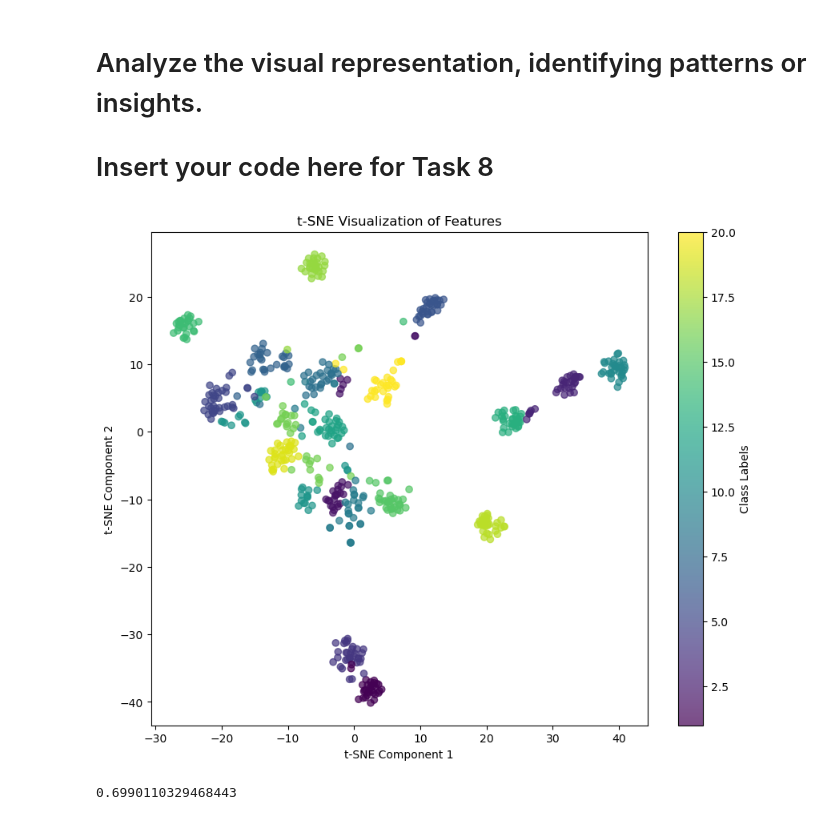
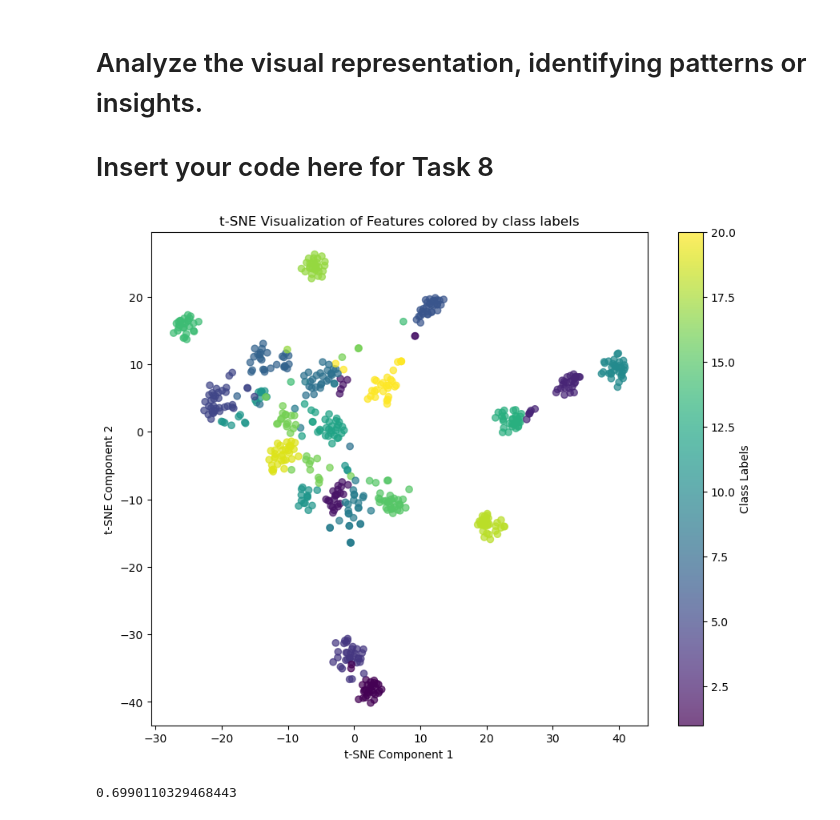
Before and after one commit to Sofiane-Sif/histopathology-ML-analysis, a Jupyter notebook: Assignment1.ipynb, the cells around one changed output. Drawn from its saved outputs; the diff is of its cells as text; code cells hidden in the pictures.

```diff
--- a/Assignment1.ipynb
+++ b/Assignment1.ipynb
@@ -142,7 +142,8 @@ from sklearn.cluster import KMeans
 from sklearn.metrics import ConfusionMatrixDisplay
 import matplotlib.pyplot as plt
 
-kmeans = KMeans(n_clusters=20, random_state=42)
+n_classes = 20 # number of classes in the dataset
+kmeans = KMeans(n_clusters=n_classes, random_state=42)
 kmeans.fit(features_train)
 
 predicted_labels_train = kmeans.predict(features_train)
@@ -151,5 +152,7 @@ predicted_labels_train = kmeans.predict(features_train)
 ConfusionMatrixDisplay.from_predictions(
     labels_train, predicted_labels_train, labels=np.unique(labels_array)
 )
+
+plt.title("Confusion matrix for reordering cluster ids")
 plt.show()
 # %% [output]
@@ -285,21 +288,20 @@ Normalized Mutual Information: 0.8438417902488938
 # %%
 from sklearn.manifold import TSNE
 import matplotlib.pyplot as plt
 
-# Assuming you have features_array available
-
-# Apply t-SNE for dimensionality reduction
+# Apply t-SNE for dimensionality reduction and visualization
 tsne = TSNE(n_components=2, random_state=42)
 features_tsne = tsne.fit_transform(features_train)
 
 # Plot the features in a lower dimension using t-SNE
+# TODO: Use discrete color map from matplotlib
 plt.figure(figsize=(10, 8))
 plt.scatter(features_tsne[:, 0], features_tsne[:, 1], c=labels_train, cmap='viridis', alpha=0.7)
-plt.title('t-SNE Visualization of Features')
+plt.title('t-SNE Visualization of Features colored by class labels')
 plt.xlabel('t-SNE Component 1')
 plt.ylabel('t-SNE Component 2')
 plt.colorbar(label='Class Labels')
 plt.show()
 # %% [output]
-[figure, old version]
+[figure, new version]
 # %%
```
Also changed, not shown: parts of 7 cells of this notebook.
